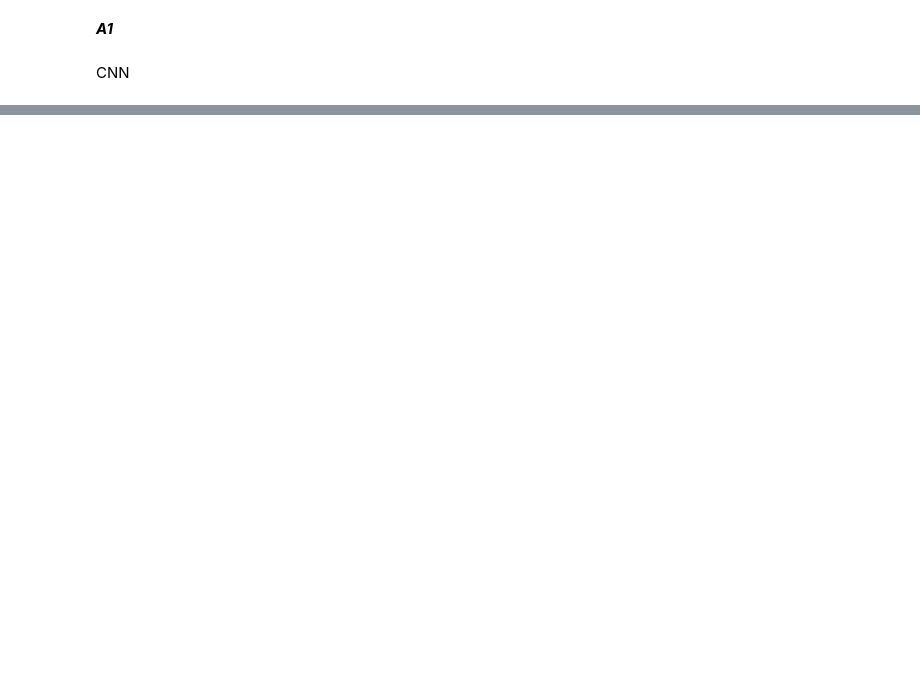
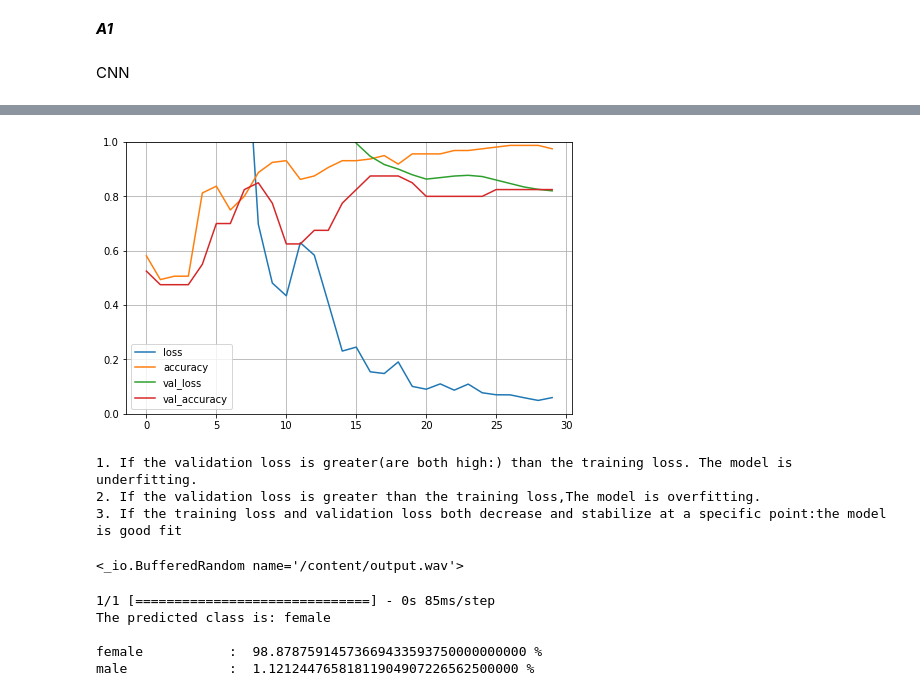
Before and after one commit to nitinsaimajji/Gender-Recognition-By-Voice, a Jupyter notebook: week5_update.ipynb, the cells around one changed output, grey strips where cells are left out. Drawn from its saved outputs; the diff is of its cells as text; code cells hidden in the pictures; blank space fills up the shorter version.

```diff
--- a/week5_update.ipynb
+++ b/week5_update.ipynb
@@ -183,0 +414,10 @@ Layer 4: (1, 28, 55, 128)
+# %%
+from sklearn.preprocessing import LabelEncoder
+from keras.utils import to_categorical
+X = np.array(featuresdf.feature.tolist())
+y = np.array(featuresdf.class_label.tolist())
+le = LabelEncoder()
+yy = to_categorical(le.fit_transform(y))
+from sklearn.model_selection import train_test_split
+
+x_train, x_test, y_train, y_test = train_test_split(X, yy, test_size=0.2, random_state = 42)
@@ -183,0 +484,3 @@ Layer 4: (1, 28, 55, 128)
+# %%
+# Compile the model
+vgg_model.compile(loss='categorical_crossentropy', metrics=['accuracy'], optimizer='adam')
@@ -183,0 +514,15 @@ Layer 4: (1, 28, 55, 128)
+# %%
+from keras.callbacks import ModelCheckpoint
+from datetime import datetime
+
+num_epochs = 30
+num_batch_size = 256
+
+checkpointer = ModelCheckpoint(filepath='saved_models/weights.best.basic_cnn.hdf5',
+                               verbose=1, save_best_only=True)
+start = datetime.now()
+
+history =vgg_model.fit(x_train, y_train, batch_size=num_batch_size, epochs=num_epochs, validation_data=(x_test, y_test), callbacks=[checkpointer], verbose=1)
+
+duration = datetime.now() - start
+print("Training completed in time: ", duration)
@@ -183,0 +547,15 @@ Layer 4: (1, 28, 55, 128)
+# %%
+import pandas as pd
+import numpy as np
+pd.DataFrame(history.history).plot(figsize=(8,5))
+plt.grid(True)
+plt.gca().set_ylim(0,1)
+plt.show()
+print('1. If the validation loss is greater(are both high:) than the training loss. The model is underfitting.')
+print('2. If the validation loss is greater than the training loss,The model is overfitting.')
+print('3. If the training loss and validation loss both decrease and stabilize at a specific point:the model is good fit')
+# %% [output]
+[figure, added]
+1. If the validation loss is greater(are both high:) than the training loss. The model is underfitting.
+2. If the validation loss is greater than the training loss,The model is overfitting.
+3. If the training loss and validation loss both decrease and stabilize at a specific point:the model is good fit
@@ -183,0 +575,21 @@ Layer 4: (1, 28, 55, 128)
+# %%
+from pydub import AudioSegment
+
+# set the file paths
+input_file = "/content/sample-195283.mp3"
+output_file = "/content/output.wav"
+
+audio = AudioSegment.from_file(input_file, format="mp3")
+
+audio.export(output_file, format="wav")
+# %% [output]
+<_io.BufferedRandom name='/content/output.wav'>
+# %%
+filename = '/content/output.wav'
+print_prediction(filename)
+# %% [output]
+1/1 [==============================] - 0s 85ms/step
+The predicted class is: female
+
+female           :  98.87875914573669433593750000000000 %
+male             :  1.12124476581811904907226562500000 %
```
Also changed, not shown: parts of 31 cells of this notebook.
